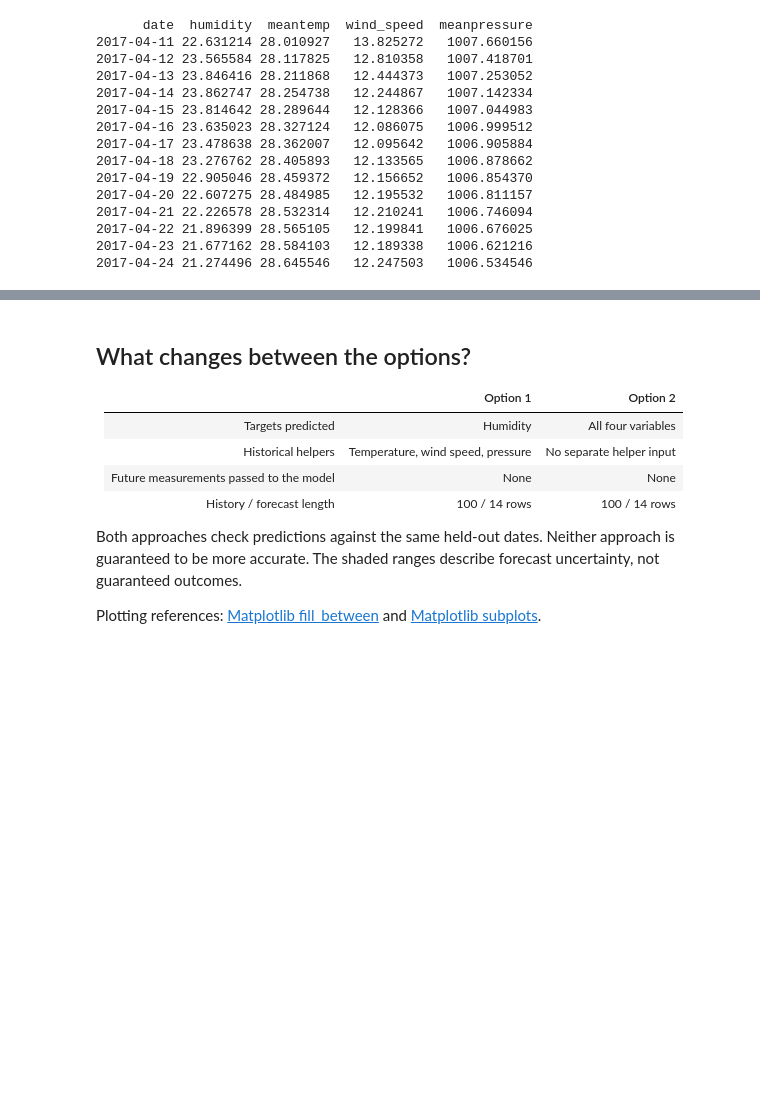
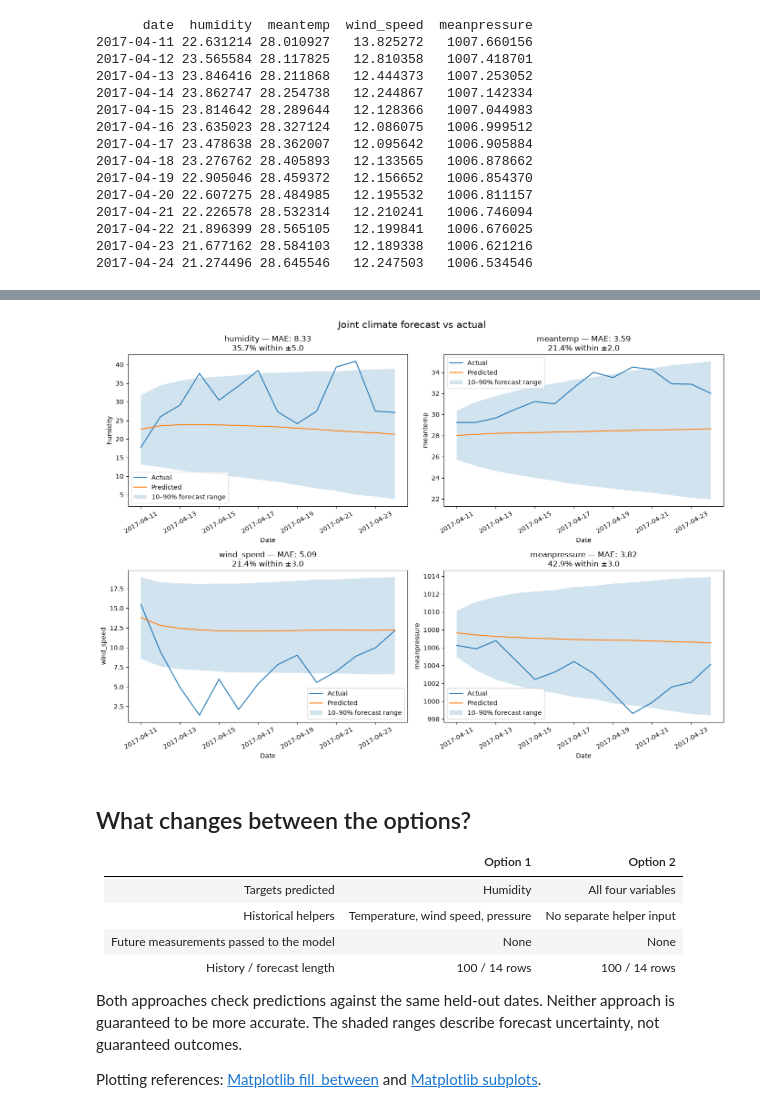
Before and after one commit to Prime7000/time-machine-timestra, a Jupyter notebook: delhi_climate_forecasting.ipynb, the cells around one changed output, grey strips where cells are left out. Cells and saved outputs as stored; diff of their text form; code cells hidden in the pictures; blank space fills up the shorter version.

Commit message:
prime added mae and acceptable error

```diff
--- a/delhi_climate_forecasting.ipynb
+++ b/delhi_climate_forecasting.ipynb
@@ -189,0 +155,8 @@ meanpressure    3.823290
+# %%
+# Change these numbers to adjust what you consider an acceptable error.
+acceptable_errors = {
+    "humidity": 5.0,       # Humidity percentage points, not relative percent error.
+    "meantemp": 2.0,       # Same units as the meantemp column.
+    "wind_speed": 3.0,     # Same units as the wind_speed column.
+    "meanpressure": 3.0,   # Same units as the meanpressure column.
+}
@@ -190,3 +244,33 @@ meanpressure    3.823290
+# %%
+joint_lower = joint_forecast.quantile(0.1)[0].cpu().numpy()
+joint_upper = joint_forecast.quantile(0.9)[0].cpu().numpy()
+
+fig, axes = plt.subplots(2, 2, figsize=(14, 10))
+for index, column in enumerate(columns):
+    ax = axes.flat[index]
+    ax.plot(test["date"], test[column], label="Actual")
+    ax.plot(joint_result["date"], joint_result[column], label="Predicted")
+    ax.fill_between(
+        test["date"],
+        joint_lower[index],
+        joint_upper[index],
+        alpha=0.2,
+        label="10–90% forecast range",
+    )
+    mae = errors[column]
+    rate = within_tolerance[column]
+    tolerance = acceptable_errors[column]
+    ax.set_title(f"{column} — MAE: {mae:.2f}\n{rate:.1f}% within ±{tolerance}")
+    ax.set_xlabel("Date")
+    ax.set_ylabel(column)
+    ax.tick_params(axis="x", labelrotation=30)
+    ax.legend()
+
+fig.suptitle("Joint climate forecast vs actual", fontsize=15)
+fig.tight_layout()
+plt.show()
+# %% [output]
+[figure, added]
 # %% [markdown]
 ## What changes between the options?
 
```
Also changed, not shown: parts of 6 cells of this notebook, 10 other files.
